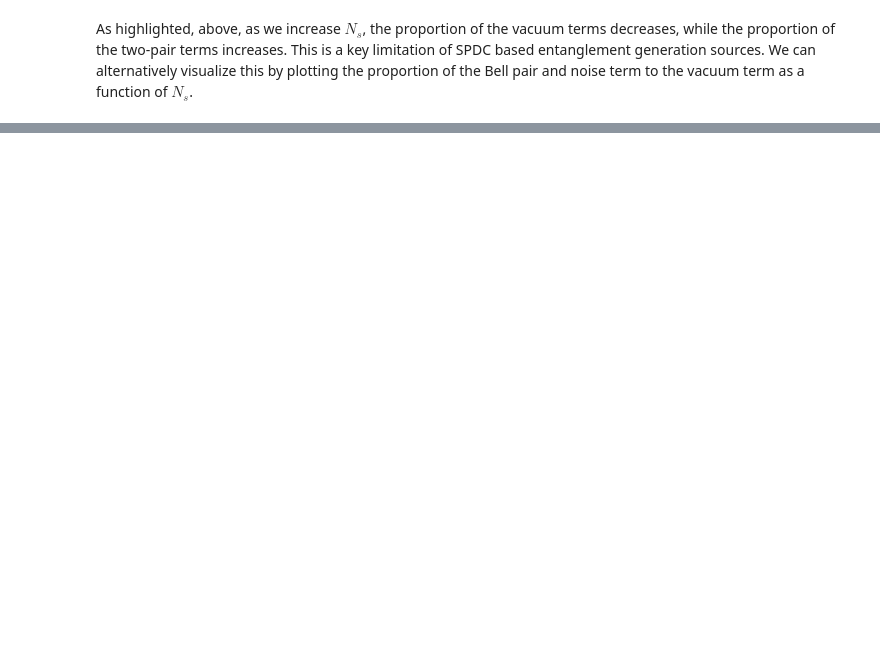
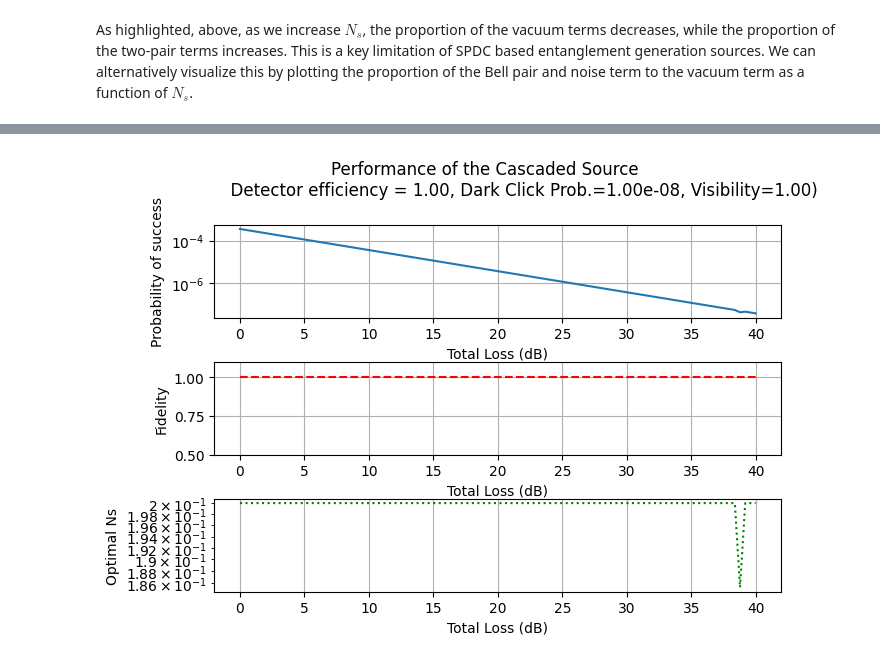
Before and after one commit to pr4jitd/2024.CQNSchool.DigitalTwin, a Jupyter notebook: MidpointSource_Tutorial_Prajit.ipynb, the cells around one changed output, grey strips where cells are left out. Cells and saved outputs as stored; diff of their text form; code cells hidden in the pictures; blank space fills up the shorter version.

```diff
--- a/MidpointSource_Tutorial_Prajit.ipynb
+++ b/MidpointSource_Tutorial_Prajit.ipynb
@@ -274,0 +414,70 @@ Another way to load the photonic qubit on the memory, is to have a memory emit a
+# %%
+## Initialize the parameters of the system
+range_Ns = np.logspace(-4,math.log10(0.2),100)
+mux_size = 1
+loss_range = np.linspace(0,20,100)
+eta_range = 10**(-loss_range/10)
+eta_detectors=1
+prob_dark_click=1e-8;
+visibility=1
+memory_loss=1
+
+# Initialize the arrays to store the results
+source_prob_success_array = np.zeros((len(range_Ns),len(eta_range)))
+swapped_state_fidelity_array = np.zeros((len(range_Ns),len(eta_range)))
+swapped_state_prob_success_array = np.zeros((len(range_Ns),len(eta_range)))
+opti_swap_prob_success_array = np.zeros((len(eta_range),1))
+opti_swap_fidelity_array = np.zeros((len(eta_range),1))
+opti_Ns = np.zeros((len(eta_range),1))
+
+
+# Loop over the parameters
+for i2 in range(len(eta_range)):
+    for i1 in range(len(range_Ns)):
+        # Calculate the density matrix of the source
+        matrix=cascaded_source_density_matrix(range_Ns[i1],eta_range[i2],eta_range[i2],eta_detectors,prob_dark_click,visibility)
+        norm_source = np.trace(matrix) # Multiply by 4 to account for the 4 possible outcomes of the swaps
+        source_prob_success_array[i1,i2]=1-(1-(norm_source*4))**mux_size
+
+        # Calculate the density matrix of the swapped state
+        # (Ns, eAm, eBm, eAs, eBs, eD, Pd_Charlie, Pd_Alice, Pd_Bob, VisF=1, gA=0.5, gB=0.5):
+        matrix=cascaded_source_swapped_state(range_Ns[i1],memory_loss,memory_loss,eta_range[i2],eta_range[i2],eta_detectors,prob_dark_click,prob_dark_click,prob_dark_click,visibility)
+        norm_swap = np.trace(matrix)
+        swapped_state_prob_success_array[i1,i2]=64*source_prob_success_array[i1,i2]*norm_swap/norm_source # Multiply by 64 to account for the 4^3 possible outcomes of the 3 swaps
+        swapped_state_fidelity_array[i1,i2]=(matrix[1,1]+matrix[2,2]+matrix[1,2]+matrix[2,1])/(2*norm_swap)
+    # Evaluate best possible swap fidelity and success probability
+    arg_max=np.argmax(swapped_state_prob_success_array[:,i2]**2+swapped_state_fidelity_array[:,i2]**2)
+    opti_swap_prob_success_array[i2]=swapped_state_prob_success_array[arg_max,i2]
+    opti_swap_fidelity_array[i2]=swapped_state_fidelity_array[arg_max,i2]
+    opti_Ns[i2]=range_Ns[arg_max]
+
+# Plotting the results
+fig, axs = plt.subplots(3)
+fig.suptitle('Performance of the Cascaded Source \n \
+             Detector efficiency = {:2.2f}, Dark Click Prob.={:4.2e}, Visibility={:2.2f})'\
+             .format(eta_detectors,prob_dark_click,visibility))
+fig.tight_layout() # Or equivalently,  "plt.tight_layout()"
+axs[0].plot(2*loss_range, opti_swap_prob_success_array)
+axs[0].set_xscale("linear")
+axs[0].set_yscale("log")
+axs[0].grid()
+axs[0].set_xlabel("Total Loss (dB)")
+axs[0].set_ylabel("Probability of success")
+
+axs[1].plot(2*loss_range, opti_swap_fidelity_array,'r--')
+axs[1].set_xscale("linear")
+axs[1].grid()
+axs[1].set_xlabel("Total Loss (dB)")
+axs[1].set_ylabel("Fidelity")
+axs[1].set_ylim([0.5,1.1])
+
+axs[2].plot(2*loss_range, opti_Ns,'g:')
+axs[2].set_xscale("linear")
+axs[2].set_yscale("log")
+axs[2].grid()
+axs[2].set_xlabel("Total Loss (dB)")
+axs[2].set_ylabel("Optimal Ns")
+
+plt.show()
+# %% [output]
+[figure, added]
```
Also changed, not shown: parts of 13 cells of this notebook, 2 other files.
